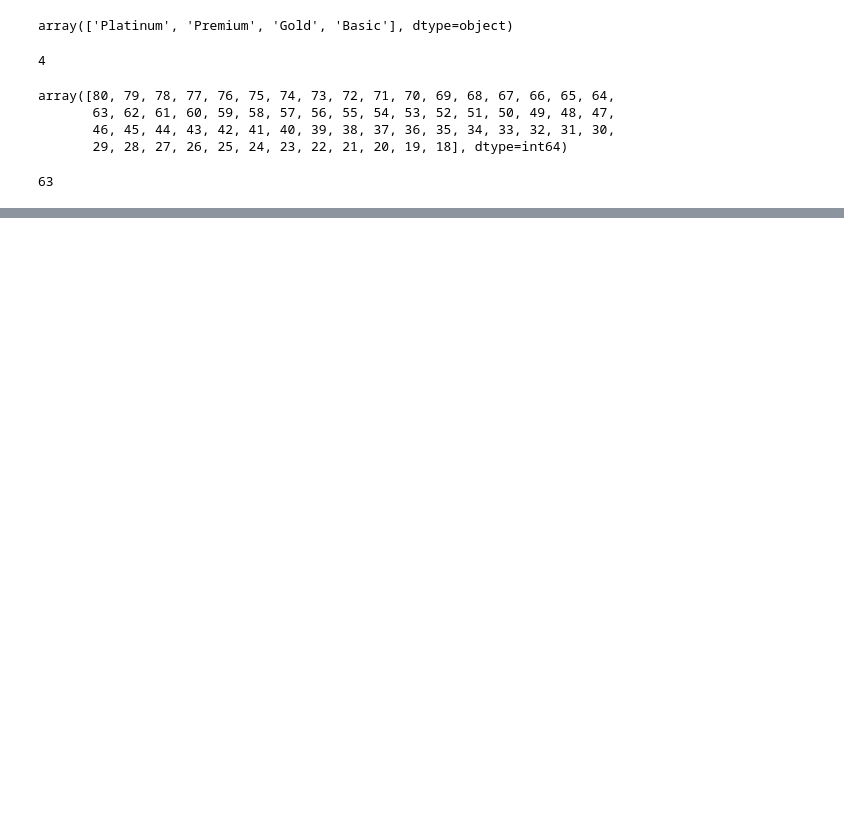
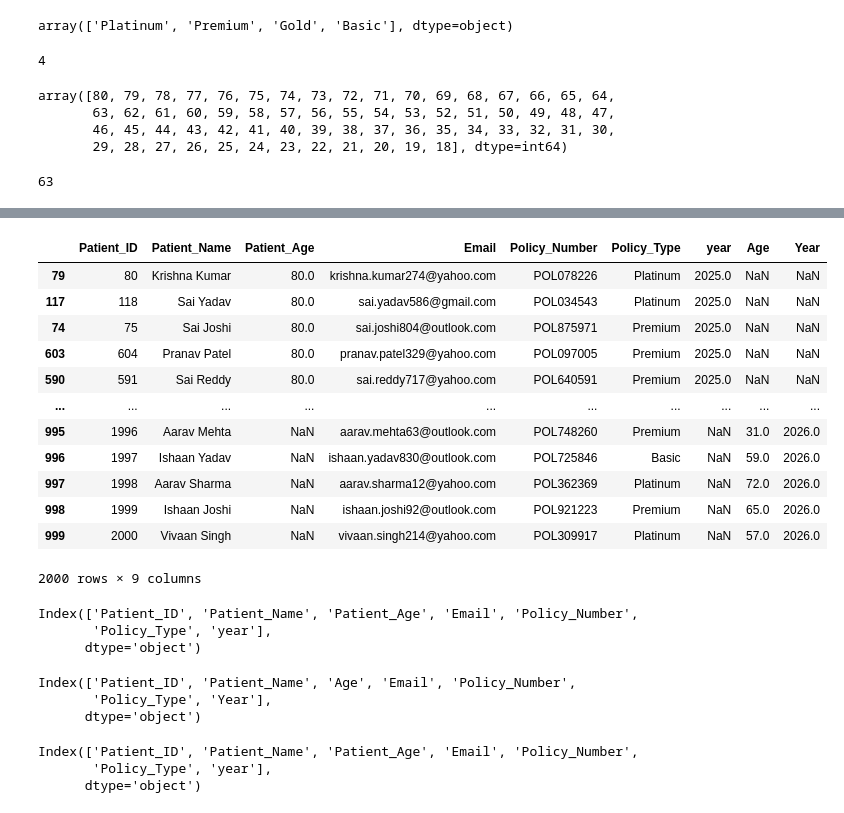
Before and after one commit to prashant0708/Python_for_all_YT_Playlist, a Jupyter notebook: 25.Pandas.ipynb, the cells around one changed output, grey strips where cells are left out. Cells and saved outputs as stored; diff of their text form; code cells hidden in the pictures; blank space fills up the shorter version.

Commit message:
pandas join and concat

```diff
--- a/25.Pandas.ipynb
+++ b/25.Pandas.ipynb
@@ -768,0 +806,28 @@ df['Patient_Age'].nunique()
+# %%
+pd.concat([df,Patients_2026_date])
+# %% [output]
+|  | Patient_ID | Patient_Name | Patient_Age | Email | Policy_Number | Policy_Type | year | Age | Year |
+| 79 | 80 | Krishna Kumar | 80.0 | krishna.kumar274@yahoo.com | POL078226 | Platinum | 2025.0 | NaN | NaN |
+| 117 | 118 | Sai Yadav | 80.0 | sai.yadav586@gmail.com | POL034543 | Platinum | 2025.0 | NaN | NaN |
+| 74 | 75 | Sai Joshi | 80.0 | sai.joshi804@outlook.com | POL875971 | Premium | 2025.0 | NaN | NaN |
+| 603 | 604 | Pranav Patel | 80.0 | pranav.patel329@yahoo.com | POL097005 | Premium | 2025.0 | NaN | NaN |
+| 590 | 591 | Sai Reddy | 80.0 | sai.reddy717@yahoo.com | POL640591 | Premium | 2025.0 | NaN | NaN |
+| ... | ... | ... | ... | ... | ... | ... | ... | ... | ... |
+| 995 | 1996 | Aarav Mehta | NaN | aarav.mehta63@outlook.com | POL748260 | Premium | NaN | 31.0 | 2026.0 |
+| 996 | 1997 | Ishaan Yadav | NaN | ishaan.yadav830@outlook.com | POL725846 | Basic | NaN | 59.0 | 2026.0 |
+| 997 | 1998 | Aarav Sharma | NaN | aarav.sharma12@yahoo.com | POL362369 | Platinum | NaN | 72.0 | 2026.0 |
+| 998 | 1999 | Ishaan Joshi | NaN | ishaan.joshi92@outlook.com | POL921223 | Premium | NaN | 65.0 | 2026.0 |
+| 999 | 2000 | Vivaan Singh | NaN | vivaan.singh214@yahoo.com | POL309917 | Platinum | NaN | 57.0 | 2026.0 |
+2000 rows × 9 columns
+# %%
+df.columns
+# %% [output]
+Index(['Patient_ID', 'Patient_Name', 'Patient_Age', 'Email', 'Policy_Number',
+       'Policy_Type', 'year'],
+      dtype='object')
+# %%
+Patients_2026_date.columns
+# %% [output]
+Index(['Patient_ID', 'Patient_Name', 'Age', 'Email', 'Policy_Number',
+       'Policy_Type', 'Year'],
+      dtype='object')
@@ -768,0 +836,6 @@ df['Patient_Age'].nunique()
+# %%
+Patients_2026_date.columns
+# %% [output]
+Index(['Patient_ID', 'Patient_Name', 'Patient_Age', 'Email', 'Policy_Number',
+       'Policy_Type', 'year'],
+      dtype='object')
```
Also changed, not shown: parts of 53 cells of this notebook.
